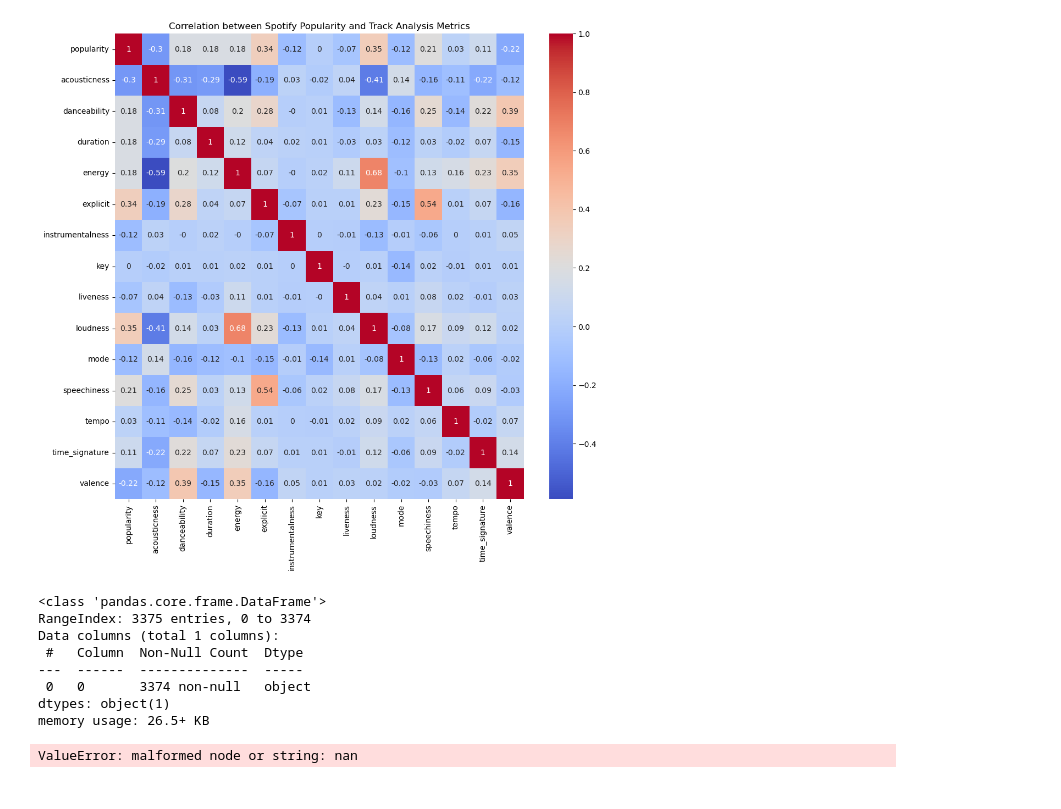
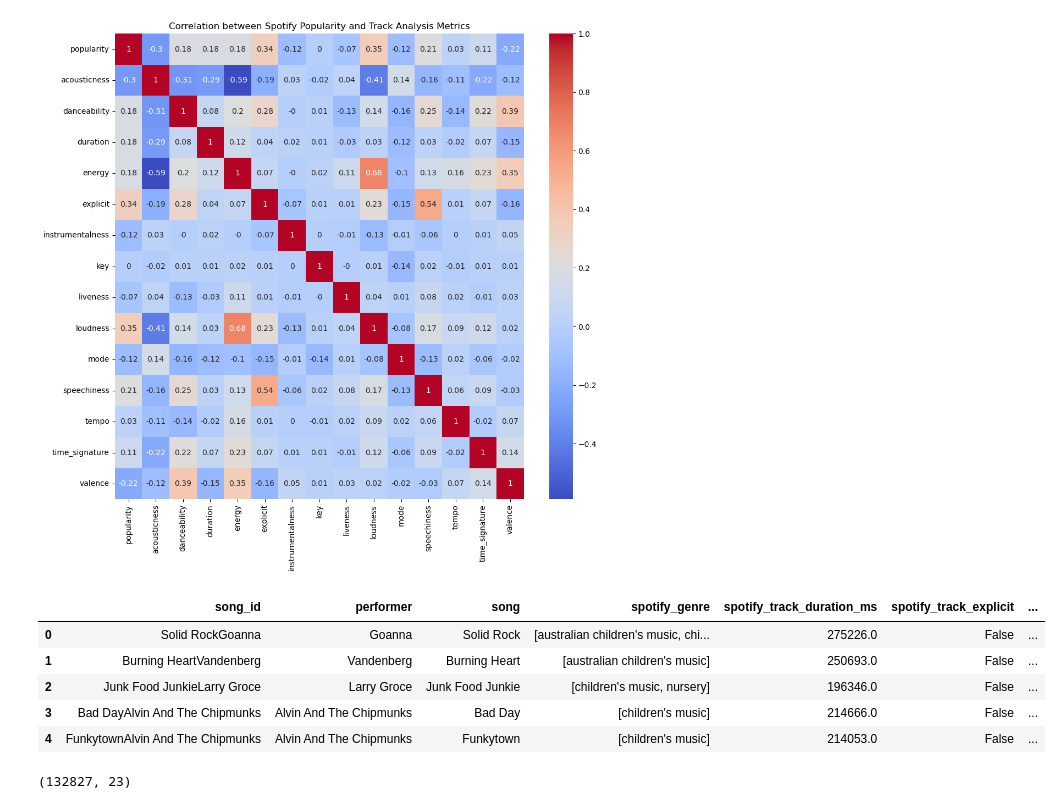
Before and after one commit to dliang5299/Spotify-Analysis, a Jupyter notebook: Wes_EDA.ipynb, the cells around one changed output. Saved outputs shown, nothing was run; the diff lists cells and outputs as text; code cells hidden in the pictures.

```diff
--- a/Wes_EDA.ipynb
+++ b/Wes_EDA.ipynb
@@ -7,8 +7,8 @@ import seaborn as sns
 
 %matplotlib inline
 
-pd.set_option('display.max_rows', None)
-pd.set_option('display.max_columns',None)
+pd.set_option('display.max_rows', 1000)
+pd.set_option('display.max_columns',100)
 pd.set_option('display.max_colwidth',None)
 # %%
 #load two processed files
@@ -136,35 +136,9 @@ genres = pd.DataFrame(af['spotify_genre'].unique())
-# %%
-genres.info()
-# %% [output]
-<class 'pandas.core.frame.DataFrame'>
-RangeIndex: 3375 entries, 0 to 3374
-Data columns (total 1 columns):
- #   Column  Non-Null Count  Dtype
----  ------  --------------  -----
- 0   0       3374 non-null   object
-dtypes: object(1)
-memory usage: 26.5+ KB
-# %%
-# Explode the 'Genres' column into multiple rows
-import ast
-
-af['spotify_genre'] = af['spotify_genre'].apply(ast.literal_eval)
-
-def safe_convert_to_list(val):
-    if pd.isna(val):
-        return []  # Return an empty list for NaN values
-    elif isinstance(val, str):
-        try:
-            # Check if the string is in the correct list format
-            if val.startswith('[') and val.endswith(']'):
-                return ast.literal_eval(val)
-            else:
-                return [val]  # Return the string itself as a single-item list if it's not a list format
-        except Exception:
-            return [val]  # Return the string itself as a single-item list in case of parsing error
-    else:
-        return [val]  # Return non-string, non-NA values as single-item lists
-
-af['spotify_genre'] = af['spotify_genre'].apply(convert_to_list)
-# %% [output]
-ValueError: malformed node or string: nan
+# %%
+af.head()
+# %% [output]
+|  | song_id | performer | song | spotify_genre | spotify_track_duration_ms | spotify_track_explicit | ... |
+| 0 | Solid RockGoanna | Goanna | Solid Rock | [australian children's music, chi... | 275226.0 | False | ... |
+| 1 | Burning HeartVandenberg | Vandenberg | Burning Heart | [australian children's music] | 250693.0 | False | ... |
+| 2 | Junk Food JunkieLarry Groce | Larry Groce | Junk Food Junkie | [children's music, nursery] | 196346.0 | False | ... |
+| 3 | Bad DayAlvin And The Chipmunks | Alvin And The Chipmunks | Bad Day | [children's music] | 214666.0 | False | ... |
+| 4 | FunkytownAlvin And The Chipmunks | Alvin And The Chipmunks | Funkytown | [children's music] | 214053.0 | False | ... |
@@ -170,0 +158,8 @@ ValueError: malformed node or string: nan
+# %%
+#use explode function to get one row per genre per song
+
+af_genre = af.explode('spotify_genre')
+
+af_genre.shape
+# %% [output]
+(132827, 23)
```
Also changed, not shown: parts of 15 cells of this notebook.
